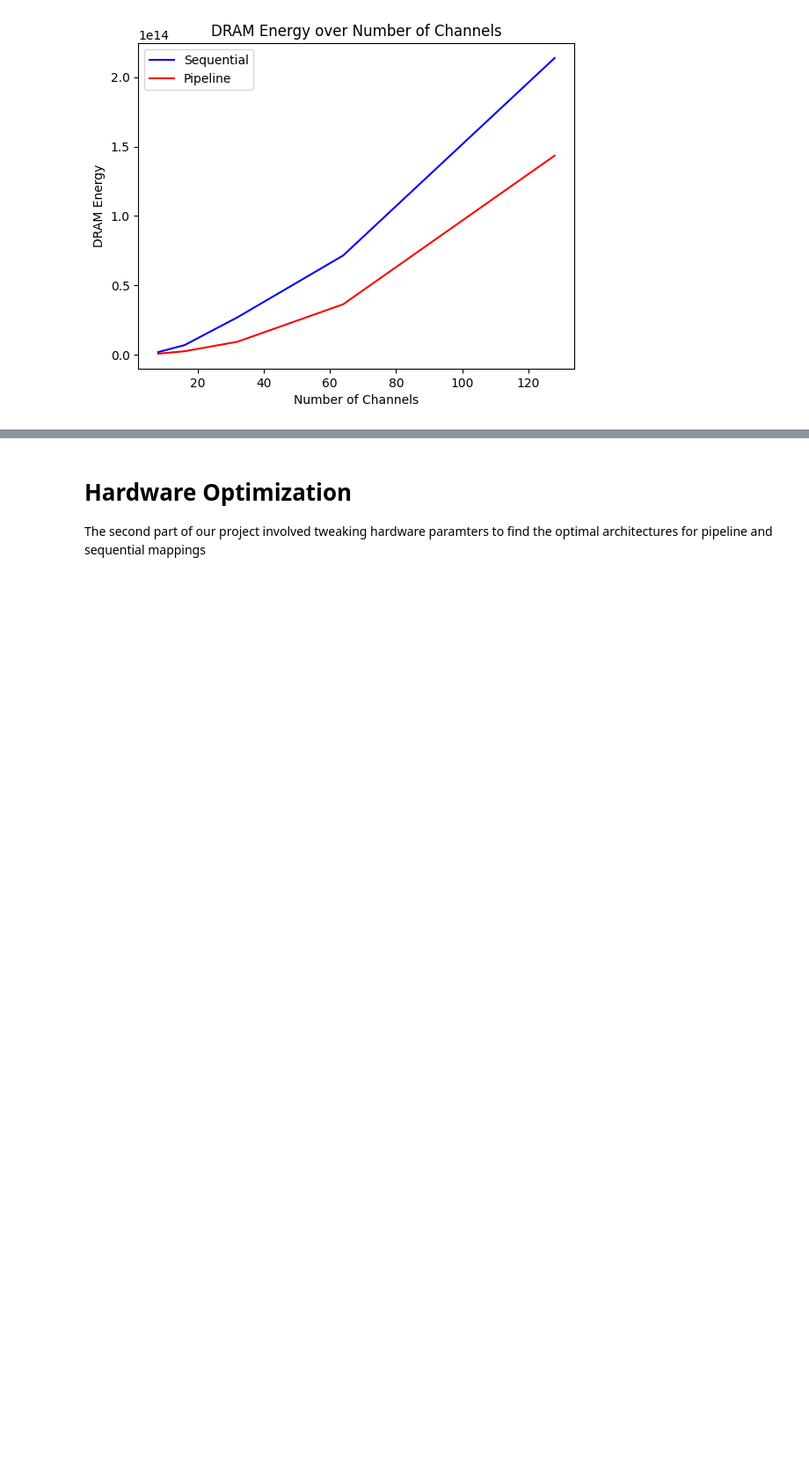
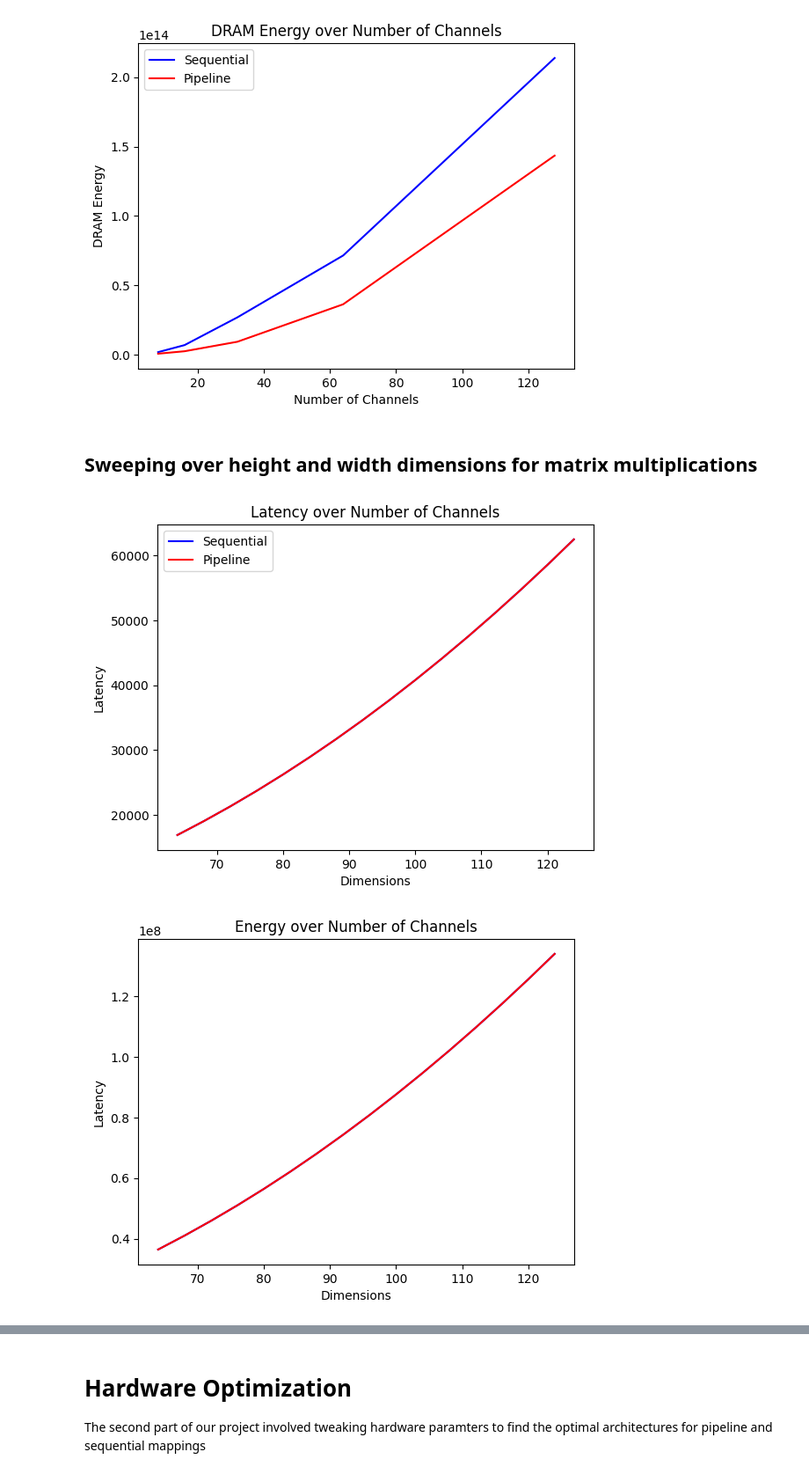
Before and after one commit to YouryMoise/6.5930FinalProject, a Jupyter notebook: workspace/notebook/notebook.ipynb, the cells around one changed output, grey strips where cells are left out. Shown: that part at 88% size. Saved outputs shown, nothing was run; the diff lists cells and outputs as text; code cells hidden in the pictures; blank space fills up the shorter version.

Commit message:
added matrix multiplications to pipeline vs sequential tests

```diff
--- a/workspace/notebook/notebook.ipynb
+++ b/workspace/notebook/notebook.ipynb
@@ -250,3 +250,5 @@ plt.show()
 # %% [output]
 [figure]
 [figure]
+# %% [markdown]
+## Sweeping over height and width dimensions for matrix multiplications
@@ -253 +445,43 @@ plt.show()
+# %%
+fig, latency_plot = plt.subplots()
+
+#for latency
+# Plot the first y array
+latency_plot.plot(x_array_dimensions, y_latency_array_sequential, 'b-', label='Sequential')
+latency_plot.plot(x_array_dimensions, y_latency_array_pipeline, 'r-', label='Pipeline')
+
+latency_plot.set_xlabel('Dimensions')
+latency_plot.set_ylabel('Latency')
+latency_plot.set_title('Latency over Number of Channels')
+
+# Show legend and grid
+latency_plot.legend()
+# ax1.grid(True)
+
+# Show the plot
+plt.show()
+
+#######
+# ENERGY
+#######
+fig, energy_plot = plt.subplots()
+
+#for latency
+# Plot the first y array
+energy_plot.plot(x_array_dimensions, y_energy_array_sequential, 'b-', label='Sequential')
+energy_plot.plot(x_array_dimensions, y_energy_array_pipeline, 'r-', label='Pipeline')
+
+energy_plot.set_xlabel('Dimensions')
+energy_plot.set_ylabel('Latency')
+energy_plot.set_title('Energy over Number of Channels')
+
+# Show legend and grid
+latency_plot.legend()
+# ax1.grid(True)
+
+# Show the plot
+plt.show()
+# %% [output]
+[figure, added]
+[figure, added]
 # %% [markdown]
```
Also changed, not shown: parts of 16 cells of this notebook, 2 other files.
